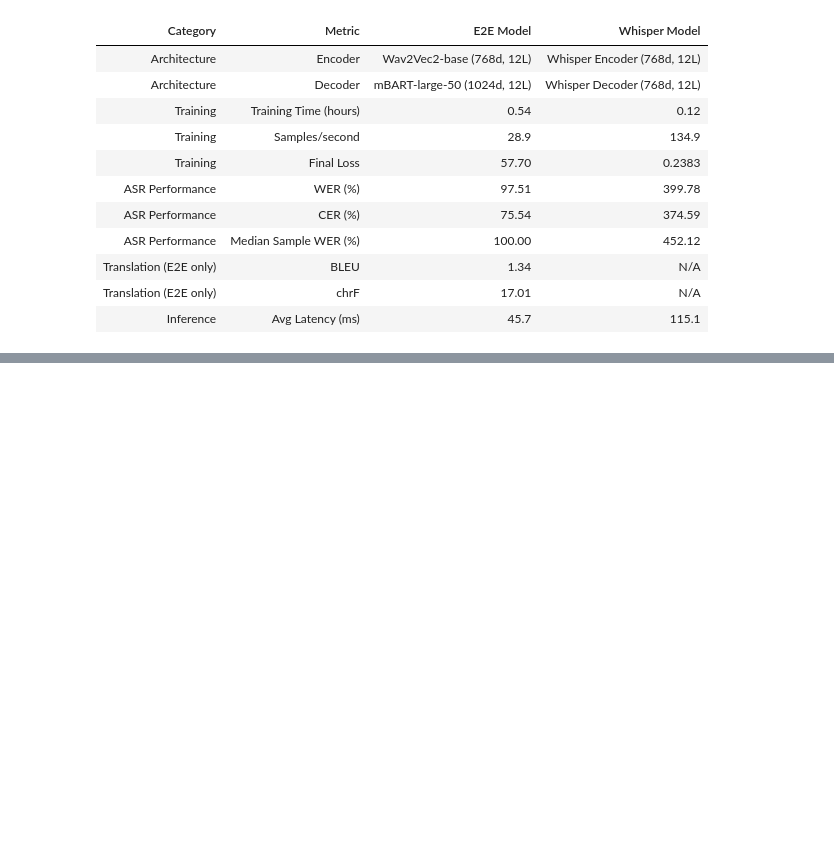
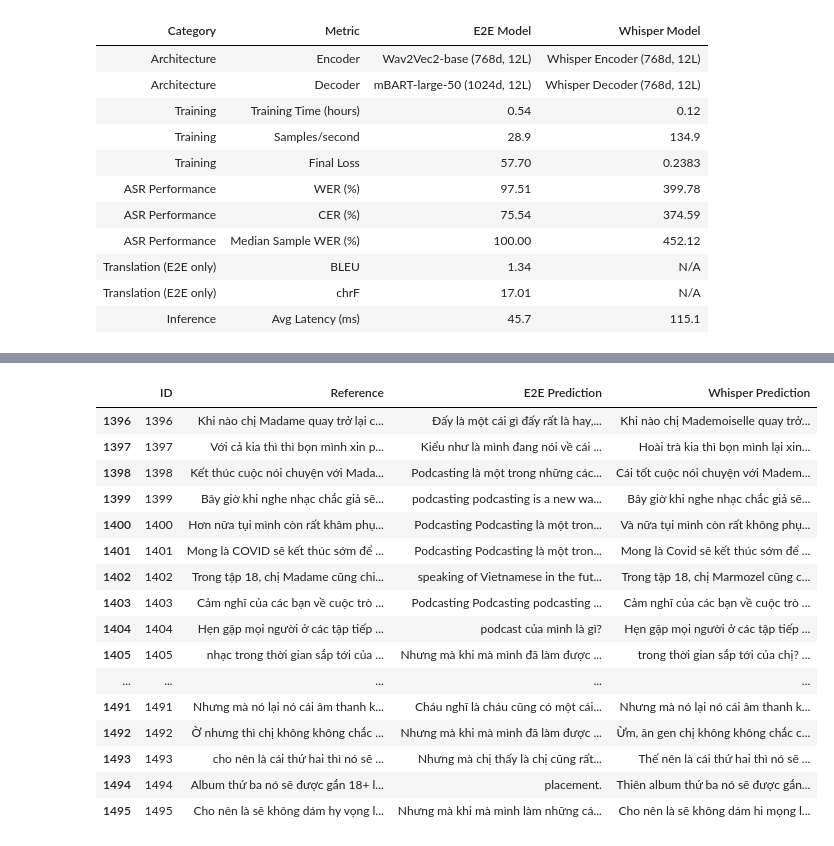
Before and after one commit to chienlax/final_nlp, a Jupyter notebook: training/training_analysis.ipynb, the cells around one changed output, grey strips where cells are left out. Drawn from its saved outputs; the diff is of its cells as text; code cells hidden in the pictures; blank space fills up the shorter version.

Commit message:
feat: Add training analysis notebook and ASR prediction comparison data.

```diff
--- a/training/training_analysis.ipynb
+++ b/training/training_analysis.ipynb
@@ -881,0 +868,28 @@ Analysis Complete. Charts saved to outputs/ directory.
+# %%
+pd.set_option('display.max_colwidth', None)
+pd.set_option('display.max_rows', None)
+pd.set_option('display.max_columns', None)
+
+# Read asr_prediction_comparison.csv
+asr_predictions_comparison = pd.read_csv('asr_predictions_comparison.csv', encoding='utf-8-sig')
+
+# Display 100 sample from the end
+asr_prediction_comparison.tail(100)
+# %% [output]
+|  | ID | Reference | E2E Prediction | Whisper Prediction |
+| 1396 | 1396 | Khi nào chị Madame quay trở lại c... | Đấy là một cái gì đấy rất là hay,... | Khi nào chị Mademoiselle quay trở... |
+| 1397 | 1397 | Với cả kia thì thì bọn mình xin p... | Kiểu như là mình đang nói về cái ... | Hoài trà kia thì bọn mình lại xin... |
+| 1398 | 1398 | Kết thúc cuộc nói chuyện với Mada... | Podcasting là một trong những các... | Cái tốt cuộc nói chuyện với Madem... |
+| 1399 | 1399 | Bây giờ khi nghe nhạc chắc giả sẽ... | podcasting podcasting is a new wa... | Bây giờ khi nghe nhạc chắc giả sẽ... |
+| 1400 | 1400 | Hơn nữa tụi mình còn rất khâm phụ... | Podcasting Podcasting là một tron... | Và nữa tụi mình còn rất không phụ... |
+| 1401 | 1401 | Mong là COVID sẽ kết thúc sớm để ... | Podcasting Podcasting là một tron... | Mong là Covid sẽ kết thúc sớm để ... |
+| 1402 | 1402 | Trong tập 18, chị Madame cũng chi... | speaking of Vietnamese in the fut... | Trong tập 18, chị Marmozel cũng c... |
+| 1403 | 1403 | Cảm nghĩ của các bạn về cuộc trò ... | Podcasting Podcasting podcasting ... | Cảm nghĩ của các bạn về cuộc trò ... |
+| 1404 | 1404 | Hẹn gặp mọi người ở các tập tiếp ... | podcast của mình là gì? | Hẹn gặp mọi người ở các tập tiếp ... |
+| 1405 | 1405 | nhạc trong thời gian sắp tới của ... | Nhưng mà khi mà mình đã làm được ... | trong thời gian sắp tới của chị? ... |
+| ... | ... | ... | ... | ... |
+| 1491 | 1491 | Nhưng mà nó lại nó cái âm thanh k... | Cháu nghĩ là cháu cũng có một cái... | Nhưng mà nó lại nó cái âm thanh k... |
+| 1492 | 1492 | Ờ nhưng thì chị không không chắc ... | Nhưng mà khi mà mình đã làm được ... | Ừm, ăn gen chị không không chắc c... |
+| 1493 | 1493 | cho nên là cái thứ hai thì nó sẽ ... | Nhưng mà chị thấy là chị cũng rất... | Thế nên là cái thứ hai thì nó sẽ ... |
+| 1494 | 1494 | Album thứ ba nó sẽ được gắn 18+ l... | placement. | Thiên album thứ ba nó sẽ được gắn... |
+| 1495 | 1495 | Cho nên là sẽ không dám hy vọng l... | Nhưng mà khi mà mình làm những cá... | Cho nên là sẽ không dám hi mọng l... |
```
Also changed, not shown: parts of 3 cells of this notebook, 2 other files.
